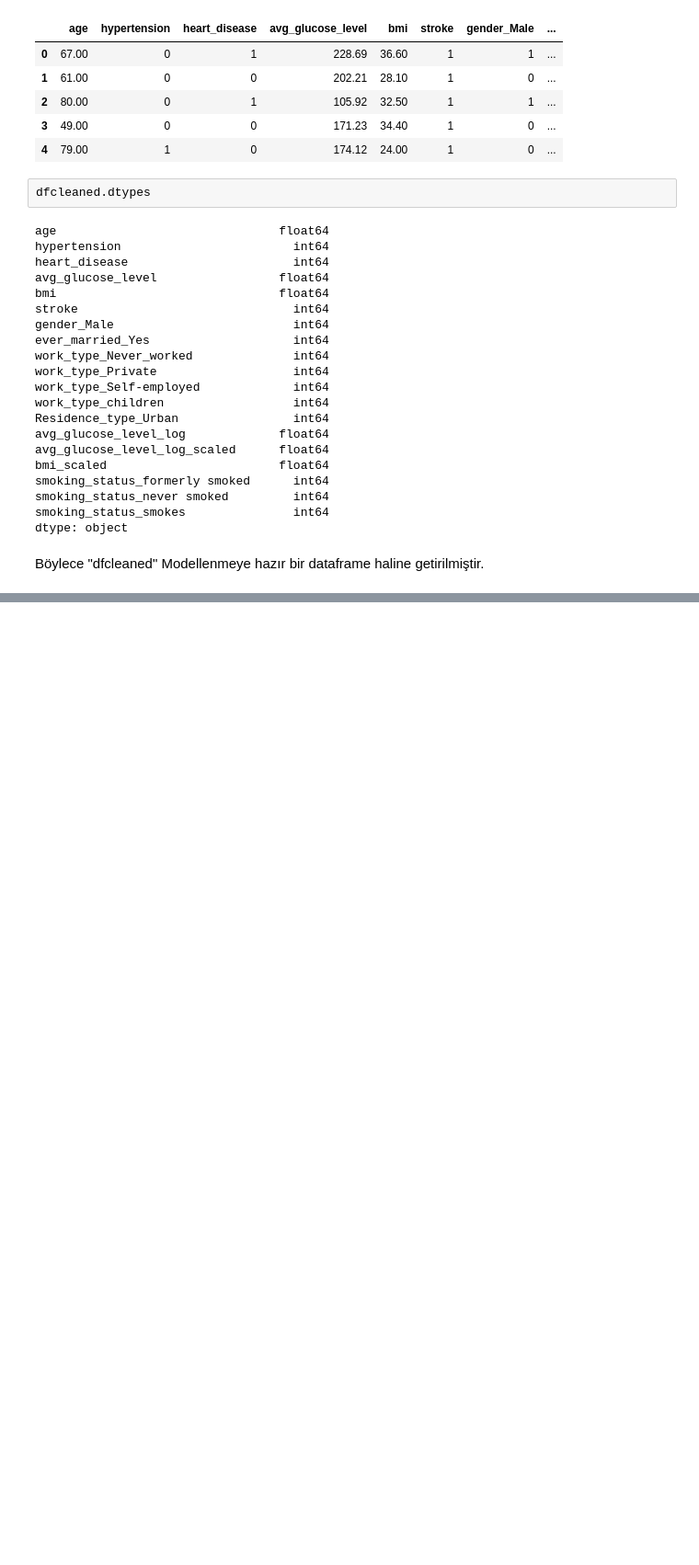
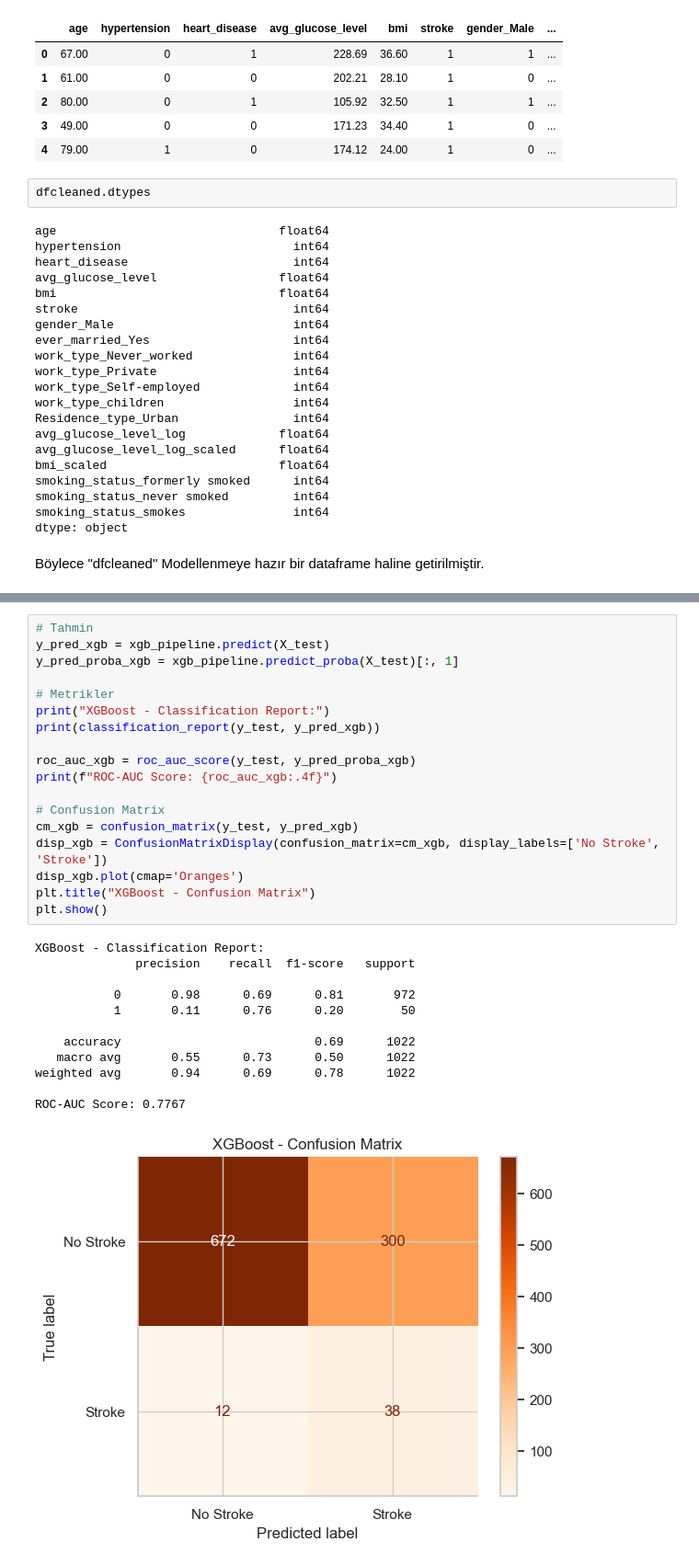
Before and after one commit to emirhangull/StrokePrediction, a Jupyter notebook: analysis.ipynb, the cells around one changed output, grey strips where cells are left out. Shown at 92% size. Saved outputs shown, nothing was run; the diff lists cells and outputs as text; blank space fills up the shorter version.

```diff
--- a/analysis.ipynb
+++ b/analysis.ipynb
@@ -1042,0 +1165,31 @@ NameError: name 'StandardScaler' is not defined
+# %%
+# Tahmin
+y_pred_xgb = xgb_pipeline.predict(X_test)
+y_pred_proba_xgb = xgb_pipeline.predict_proba(X_test)[:, 1]
+
+# Metrikler
+print("XGBoost - Classification Report:")
+print(classification_report(y_test, y_pred_xgb))
+
+roc_auc_xgb = roc_auc_score(y_test, y_pred_proba_xgb)
+print(f"ROC-AUC Score: {roc_auc_xgb:.4f}")
+
+# Confusion Matrix
+cm_xgb = confusion_matrix(y_test, y_pred_xgb)
+disp_xgb = ConfusionMatrixDisplay(confusion_matrix=cm_xgb, display_labels=['No Stroke', 'Stroke'])
+disp_xgb.plot(cmap='Oranges')
+plt.title("XGBoost - Confusion Matrix")
+plt.show()
+# %% [output]
+XGBoost - Classification Report:
+              precision    recall  f1-score   support
+
+           0       0.98      0.69      0.81       972
+           1       0.11      0.76      0.20        50
+
+    accuracy                           0.69      1022
+   macro avg       0.55      0.73      0.50      1022
+weighted avg       0.94      0.69      0.78      1022
+
+ROC-AUC Score: 0.7767
+[figure, added]
```
Also changed, not shown: parts of 45 cells of this notebook.
